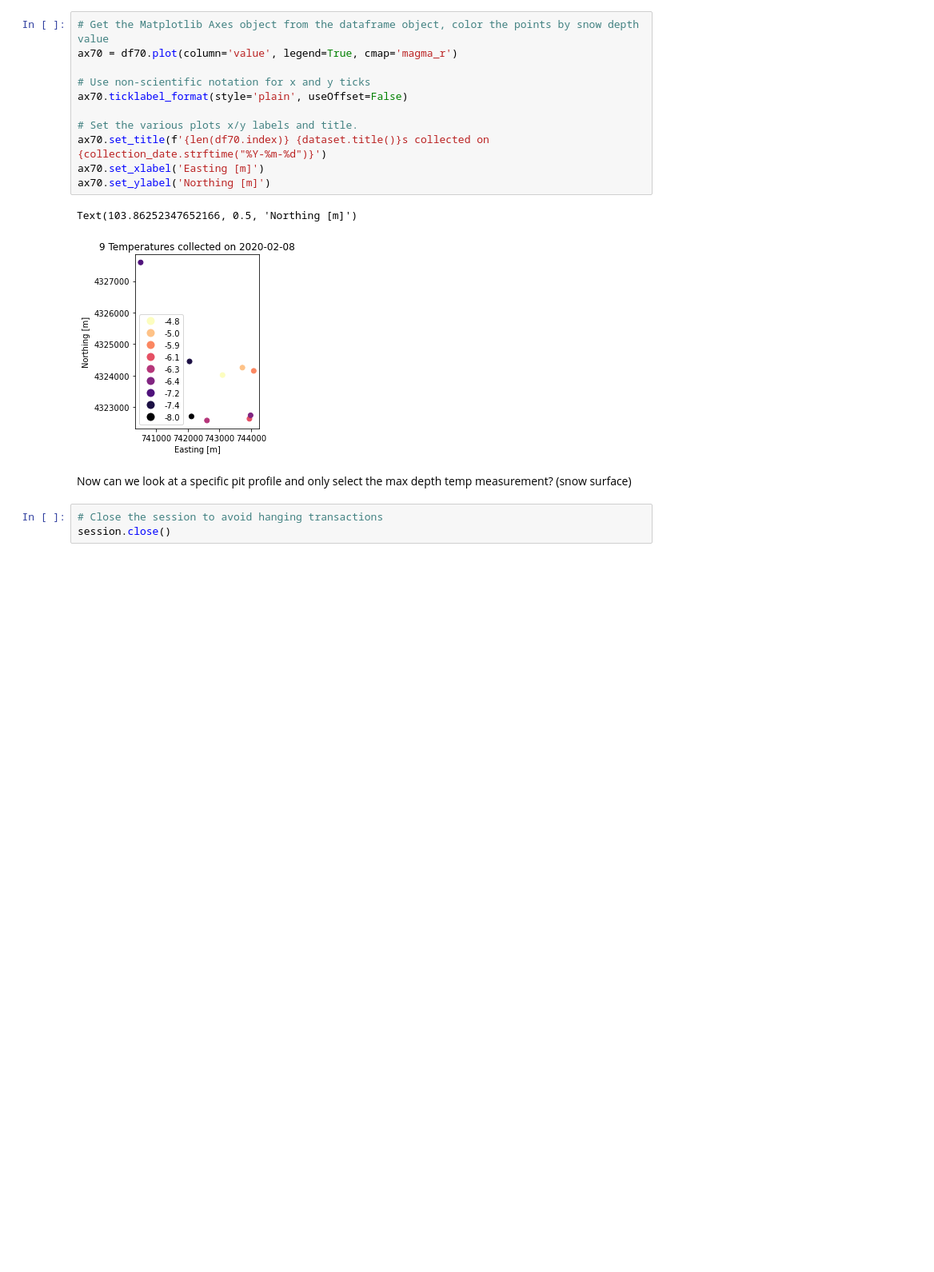
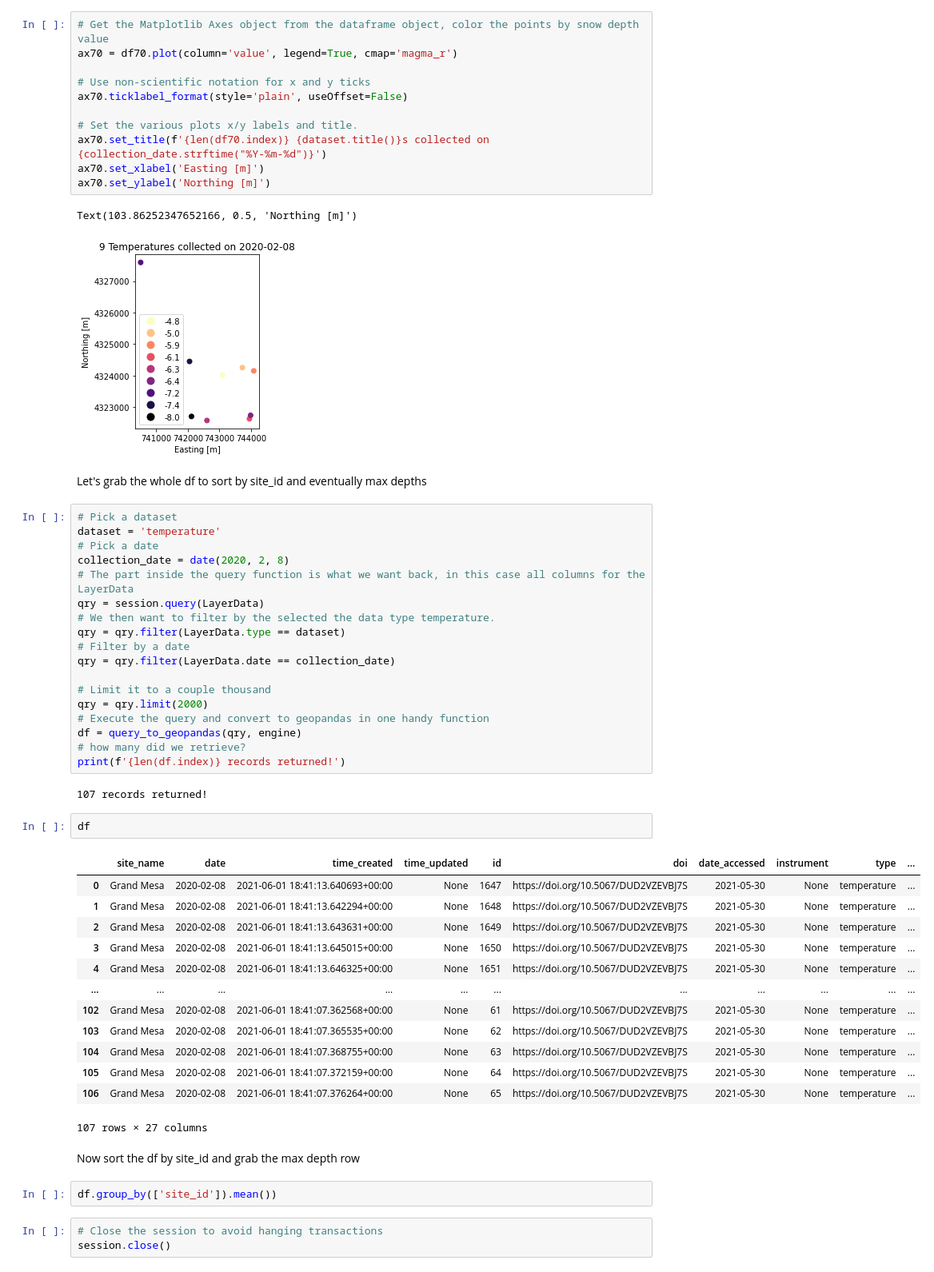
Before and after one commit to snowex-hackweek/hot-pow, a Jupyter notebook: contributors/Zachary_Miller/DBquery.ipynb, the cells around one changed output. Shown at 80% size. Cells and saved outputs as stored; diff of their text form; blank space fills up the shorter version.

```diff
--- a/contributors/Zachary_Miller/DBquery.ipynb
+++ b/contributors/Zachary_Miller/DBquery.ipynb
@@ -166,8 +166,48 @@ ax70.set_ylabel('Northing [m]')
 # %% [output]
 Text(103.86252347652166, 0.5, 'Northing [m]')
 [figure]
-# %% [markdown]
-Now can we look at a specific pit profile and only select the max depth temp measurement? (snow surface)
+# %% [markdown]
+Let's grab the whole df to sort by site_id and eventually max depths
+# %%
+# Pick a dataset
+dataset = 'temperature'
+# Pick a date
+collection_date = date(2020, 2, 8)
+# The part inside the query function is what we want back, in this case all columns for the LayerData
+qry = session.query(LayerData)
+# We then want to filter by the selected the data type temperature.
+qry = qry.filter(LayerData.type == dataset)
+# Filter by a date
+qry = qry.filter(LayerData.date == collection_date)
+
+# Limit it to a couple thousand
+qry = qry.limit(2000)
+# Execute the query and convert to geopandas in one handy function
+df = query_to_geopandas(qry, engine)
+# how many did we retrieve?
+print(f'{len(df.index)} records returned!')
+# %% [output]
+107 records returned!
+# %%
+df
+# %% [output]
+|  | site_name | date | time_created | time_updated | id | doi | date_accessed | instrument | type | ... |
+| 0 | Grand Mesa | 2020-02-08 | 2021-06-01 18:41:13.640693+00:00 | None | 1647 | https://doi.org/10.5067/DUD2VZEVBJ7S | 2021-05-30 | None | temperature | ... |
+| 1 | Grand Mesa | 2020-02-08 | 2021-06-01 18:41:13.642294+00:00 | None | 1648 | https://doi.org/10.5067/DUD2VZEVBJ7S | 2021-05-30 | None | temperature | ... |
+| 2 | Grand Mesa | 2020-02-08 | 2021-06-01 18:41:13.643631+00:00 | None | 1649 | https://doi.org/10.5067/DUD2VZEVBJ7S | 2021-05-30 | None | temperature | ... |
+| 3 | Grand Mesa | 2020-02-08 | 2021-06-01 18:41:13.645015+00:00 | None | 1650 | https://doi.org/10.5067/DUD2VZEVBJ7S | 2021-05-30 | None | temperature | ... |
+| 4 | Grand Mesa | 2020-02-08 | 2021-06-01 18:41:13.646325+00:00 | None | 1651 | https://doi.org/10.5067/DUD2VZEVBJ7S | 2021-05-30 | None | temperature | ... |
+| ... | ... | ... | ... | ... | ... | ... | ... | ... | ... | ... |
+| 102 | Grand Mesa | 2020-02-08 | 2021-06-01 18:41:07.362568+00:00 | None | 61 | https://doi.org/10.5067/DUD2VZEVBJ7S | 2021-05-30 | None | temperature | ... |
+| 103 | Grand Mesa | 2020-02-08 | 2021-06-01 18:41:07.365535+00:00 | None | 62 | https://doi.org/10.5067/DUD2VZEVBJ7S | 2021-05-30 | None | temperature | ... |
+| 104 | Grand Mesa | 2020-02-08 | 2021-06-01 18:41:07.368755+00:00 | None | 63 | https://doi.org/10.5067/DUD2VZEVBJ7S | 2021-05-30 | None | temperature | ... |
+| 105 | Grand Mesa | 2020-02-08 | 2021-06-01 18:41:07.372159+00:00 | None | 64 | https://doi.org/10.5067/DUD2VZEVBJ7S | 2021-05-30 | None | temperature | ... |
+| 106 | Grand Mesa | 2020-02-08 | 2021-06-01 18:41:07.376264+00:00 | None | 65 | https://doi.org/10.5067/DUD2VZEVBJ7S | 2021-05-30 | None | temperature | ... |
+107 rows × 27 columns
+# %% [markdown]
+Now sort the df by site_id and grab the max depth row
+# %%
+df.group_by(['site_id']).mean())
 # %%
 # Close the session to avoid hanging transactions
 session.close()
```
Also changed, not shown: parts of 3 cells of this notebook.
